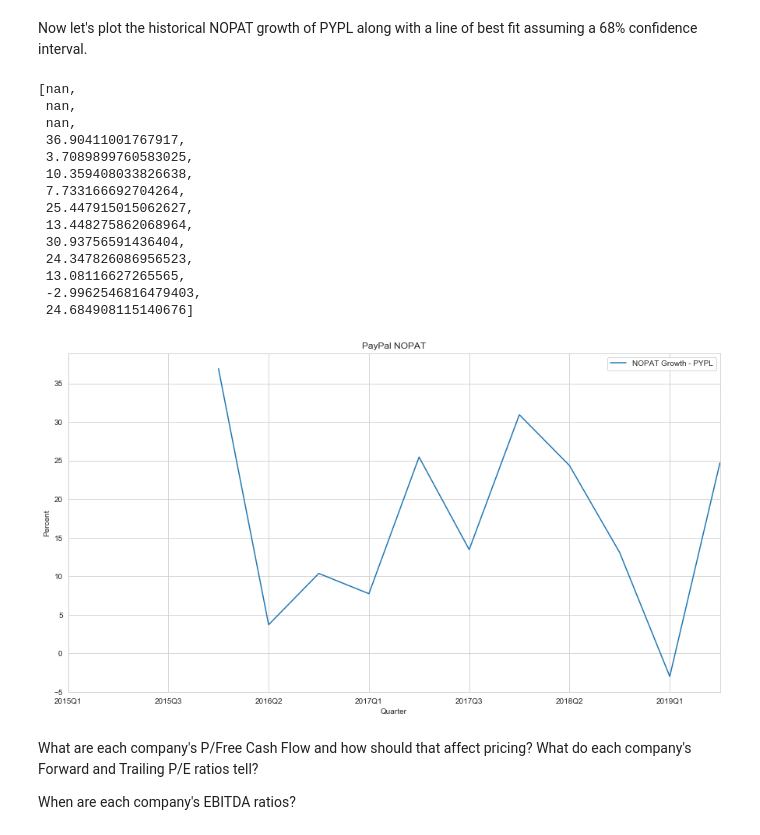
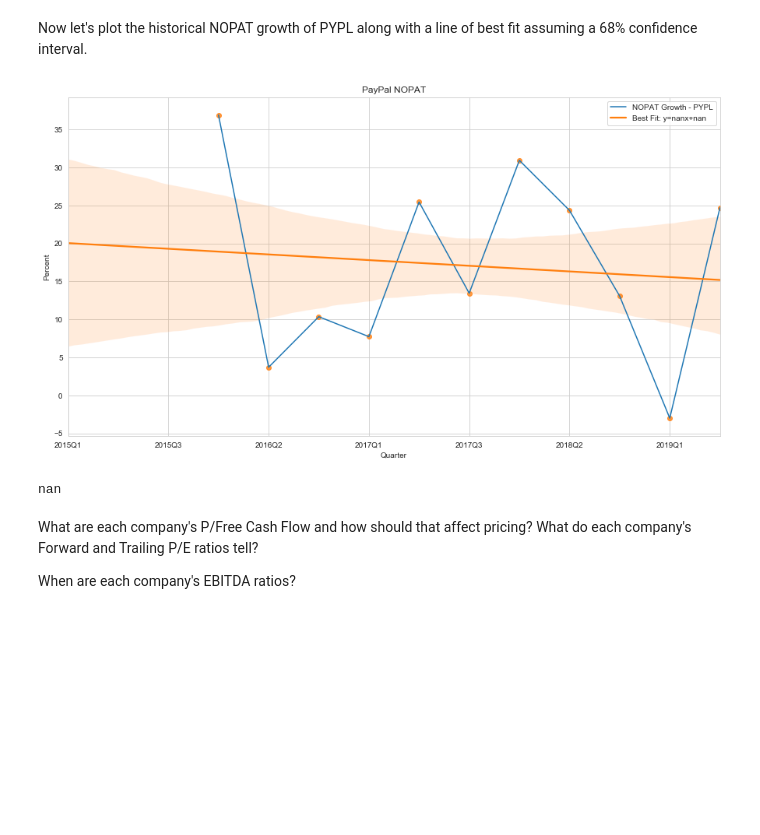
Before and after one commit to quinamatics/Financial-Data-Analytics, a Jupyter notebook: Better Buy.ipynb, the cells around one changed output. Drawn from its saved outputs; the diff is of its cells as text; code cells hidden in the pictures; blank space fills up the shorter version.

```diff
--- a/Better Buy.ipynb
+++ b/Better Buy.ipynb
@@ -279,28 +279,21 @@ Now let's plot the historical NOPAT growth of PYPL along with a line of best fit
 # %%
 df=df.astype(float)
 revdf = pd.DataFrame({"NOPAT Growth - PYPL":nop.iloc[2]})
 revax = revdf.plot.line(legend = True,title="PayPal NOPAT",figsize=(15,8))
 revax.set_xlabel("Quarter")
 revax.set_ylabel("Percent")
-x =  [0,1,2,3,4,5,6,7,8,9,10,11]
+x =  [0,1,2,3,4,5,6,7,8,9,10,11,12,13]
 y = nop.iloc[2].tolist()
-y
+slope, intercept, r_value, p_value, std_err = stats.linregress(x,y)
+sns.regplot(x = x, y = y, ci = 68, data=revdf, fit_reg=True,line_kws={'label':"Best Fit: y={0:.1f}x+{1:.1f}".format(slope,intercept)})
+
+revax.legend()
+
+plt.show()
+p_value
 # %% [output]
+[figure, new version]
-[nan,
- nan,
- nan,
- 36.90411001767917,
- 3.7089899760583025,
- 10.359408033826638,
- 7.733166692704264,
- 25.447915015062627,
- 13.448275862068964,
- 30.93756591436404,
- 24.347826086956523,
- 13.08116627265565,
- -2.9962546816479403,
- 24.684908115140676]
+nan
-[figure, old version]
 # %% [markdown]
 
 What are each company's P/Free Cash Flow and how should that affect pricing?
```
